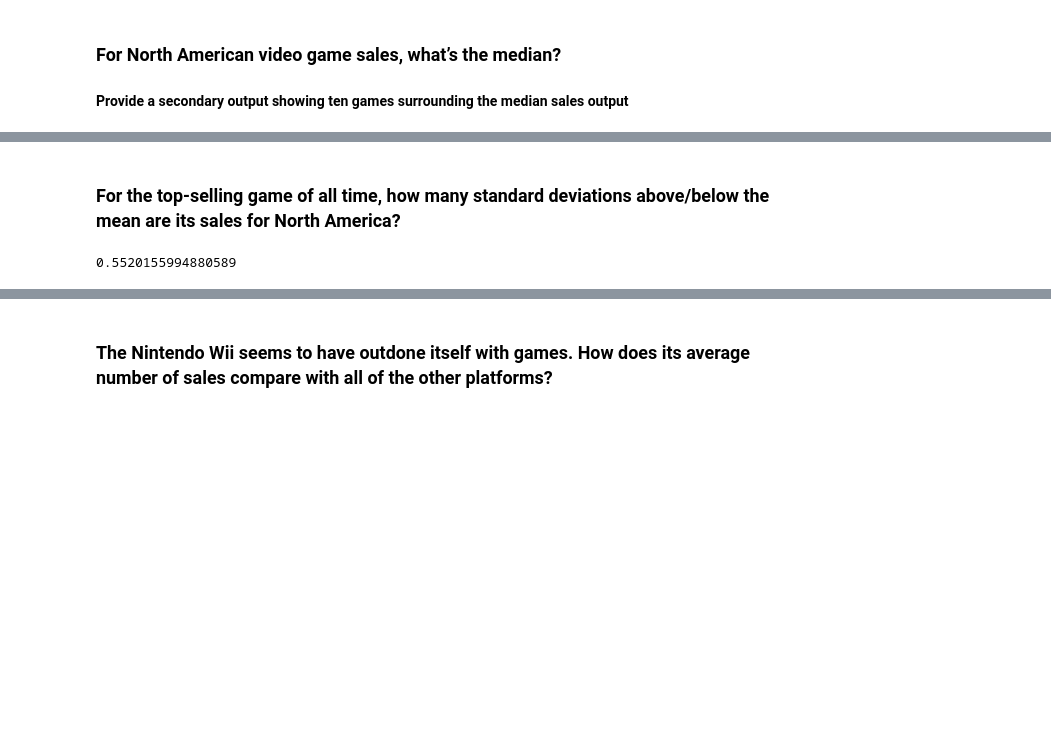
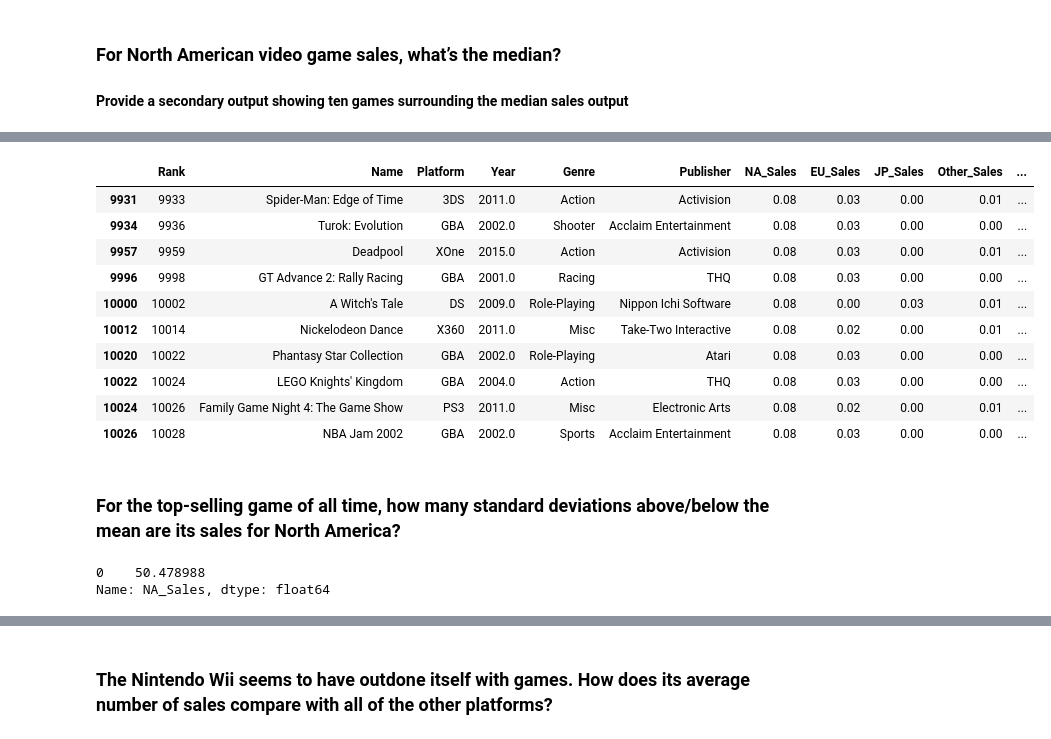
Before and after one commit to Sondos-Braim/data-analysis-with-pandas, a Jupyter notebook: vg-stats/vg-stats.ipynb, the cells around one changed output, grey strips where cells are left out. Drawn from its saved outputs; the diff is of its cells as text; code cells hidden in the pictures; blank space fills up the shorter version.

```diff
--- a/vg-stats/vg-stats.ipynb
+++ b/vg-stats/vg-stats.ipynb
@@ -104,0 +81,2 @@ NA[NA['NA_Sales']<0.08].head(5)
+# %%
+NA_median=df.NA_Sales.median()
@@ -104,0 +87,2 @@ NA[NA['NA_Sales']<0.08].head(5)
+# %%
+with_same_median=df[df['NA_Sales']==NA_median]
@@ -105,6 +98,25 @@ NA[NA['NA_Sales']<0.08].head(5)
+# %%
+mid_point=len(with_same_median)//2
+# %%
+output=with_same_median[mid_point-5:mid_point+5]
+# %%
+output
+# %% [output]
+|  | Rank | Name | Platform | Year | Genre | Publisher | NA_Sales | EU_Sales | JP_Sales | Other_Sales | ... |
+| 9931 | 9933 | Spider-Man: Edge of Time | 3DS | 2011.0 | Action | Activision | 0.08 | 0.03 | 0.00 | 0.01 | ... |
+| 9934 | 9936 | Turok: Evolution | GBA | 2002.0 | Shooter | Acclaim Entertainment | 0.08 | 0.03 | 0.00 | 0.00 | ... |
+| 9957 | 9959 | Deadpool | XOne | 2015.0 | Action | Activision | 0.08 | 0.03 | 0.00 | 0.01 | ... |
+| 9996 | 9998 | GT Advance 2: Rally Racing | GBA | 2001.0 | Racing | THQ | 0.08 | 0.03 | 0.00 | 0.00 | ... |
+| 10000 | 10002 | A Witch's Tale | DS | 2009.0 | Role-Playing | Nippon Ichi Software | 0.08 | 0.00 | 0.03 | 0.01 | ... |
+| 10012 | 10014 | Nickelodeon Dance | X360 | 2011.0 | Misc | Take-Two Interactive | 0.08 | 0.02 | 0.00 | 0.01 | ... |
+| 10020 | 10022 | Phantasy Star Collection | GBA | 2002.0 | Role-Playing | Atari | 0.08 | 0.03 | 0.00 | 0.00 | ... |
+| 10022 | 10024 | LEGO Knights' Kingdom | GBA | 2004.0 | Action | THQ | 0.08 | 0.03 | 0.00 | 0.00 | ... |
+| 10024 | 10026 | Family Game Night 4: The Game Show | PS3 | 2011.0 | Misc | Electronic Arts | 0.08 | 0.02 | 0.00 | 0.01 | ... |
+| 10026 | 10028 | NBA Jam 2002 | GBA | 2002.0 | Sports | Acclaim Entertainment | 0.08 | 0.03 | 0.00 | 0.00 | ... |
 # %% [markdown]
 ### For the top-selling game of all time, how many standard deviations above/below the mean are its sales for North America?
 # %%
-df['NA_Sales'].std()-df['NA_Sales'].mean()
+(df['NA_Sales'].head(1)-df['NA_Sales'].mean())/df['NA_Sales'].std()
 # %% [output]
-0.5520155994880589
+0    50.478988
+Name: NA_Sales, dtype: float64
```
Also changed, not shown: parts of 14 cells of this notebook.
